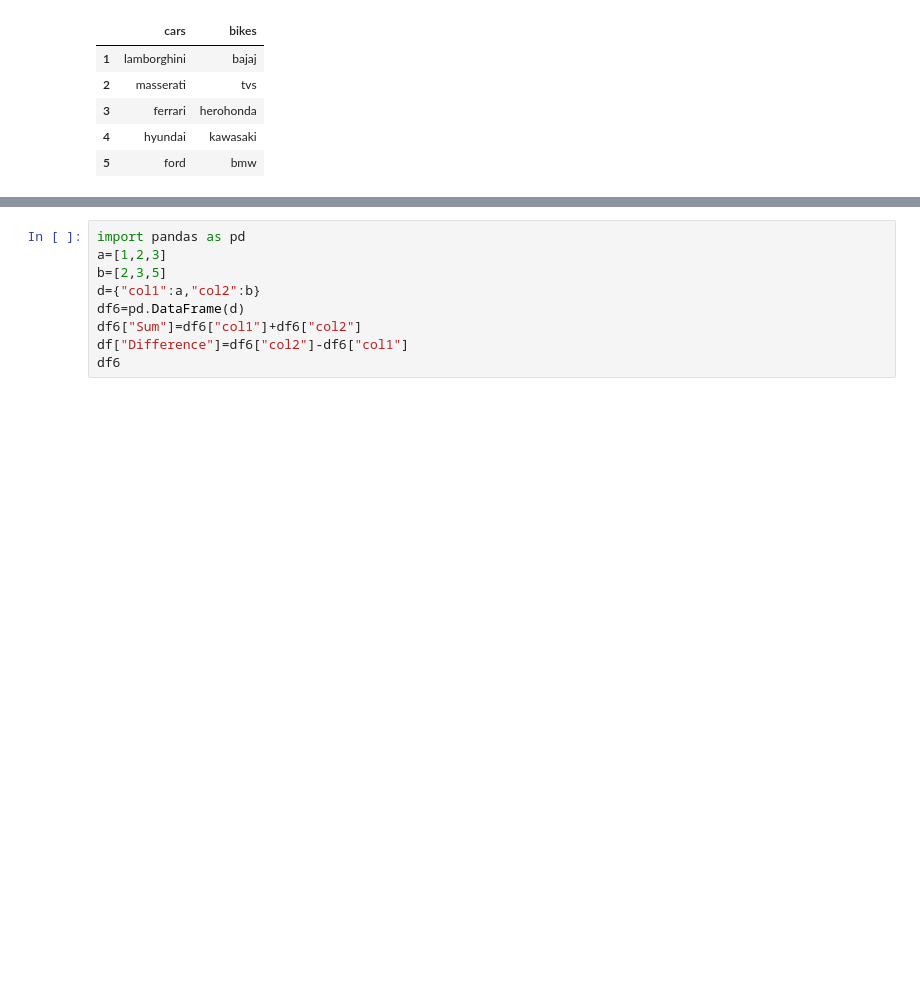
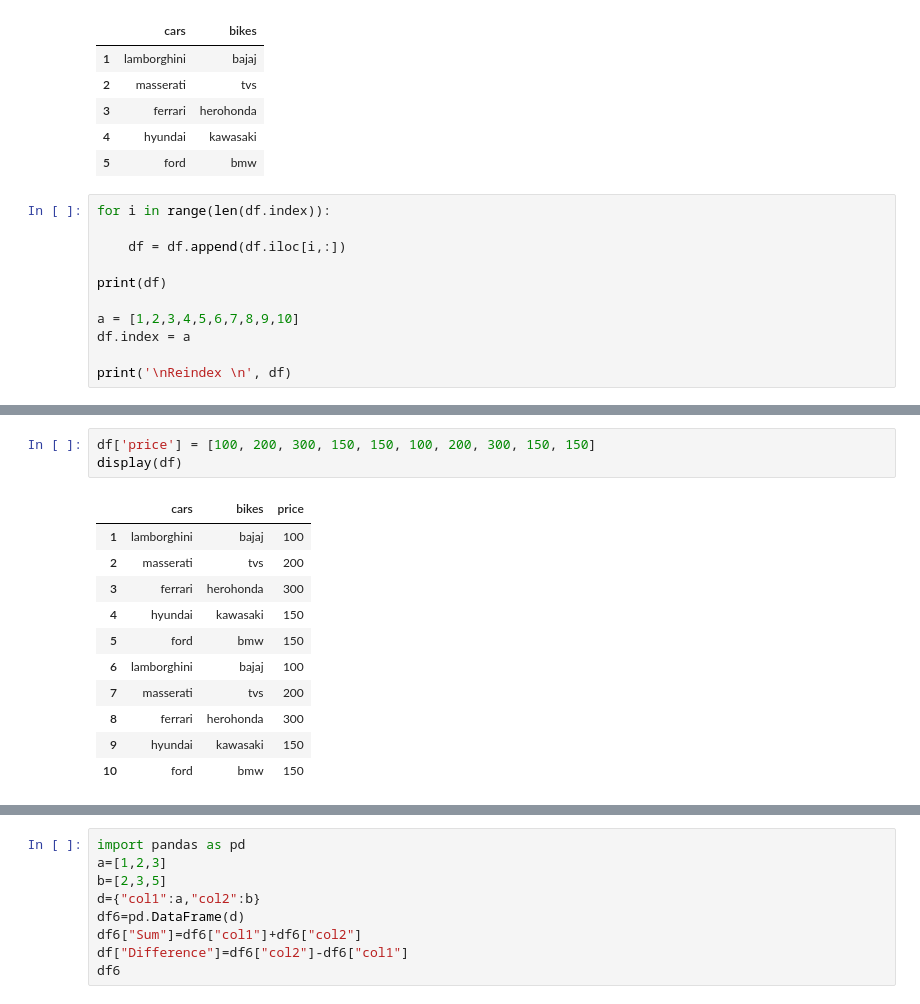
Before and after one commit to Jinhan-Han-Jeremy/data_field_analyst_science_basic, a Jupyter notebook: basicofbasic.ipynb, the cells around one changed output, grey strips where cells are left out. Cells and saved outputs as stored; diff of their text form; blank space fills up the shorter version.

```diff
--- a/basicofbasic.ipynb
+++ b/basicofbasic.ipynb
@@ -522,3 +693,14 @@ df
 | 3 | ferrari | herohonda |
 | 4 | hyundai | kawasaki |
 | 5 | ford | bmw |
+# %%
+for i in range(len(df.index)):
+
+    df = df.append(df.iloc[i,:])
+
+print(df)
+
+a = [1,2,3,4,5,6,7,8,9,10]
+df.index = a
+
+print('\nReindex \n', df)
@@ -524,0 +725,15 @@ df
+# %%
+df['price'] = [100, 200, 300, 150, 150, 100, 200, 300, 150, 150]
+display(df)
+# %% [output]
+|  | cars | bikes | price |
+| 1 | lamborghini | bajaj | 100 |
+| 2 | masserati | tvs | 200 |
+| 3 | ferrari | herohonda | 300 |
+| 4 | hyundai | kawasaki | 150 |
+| 5 | ford | bmw | 150 |
+| 6 | lamborghini | bajaj | 100 |
+| 7 | masserati | tvs | 200 |
+| 8 | ferrari | herohonda | 300 |
+| 9 | hyundai | kawasaki | 150 |
+| 10 | ford | bmw | 150 |
```
Also changed, not shown: parts of 13 cells of this notebook.
